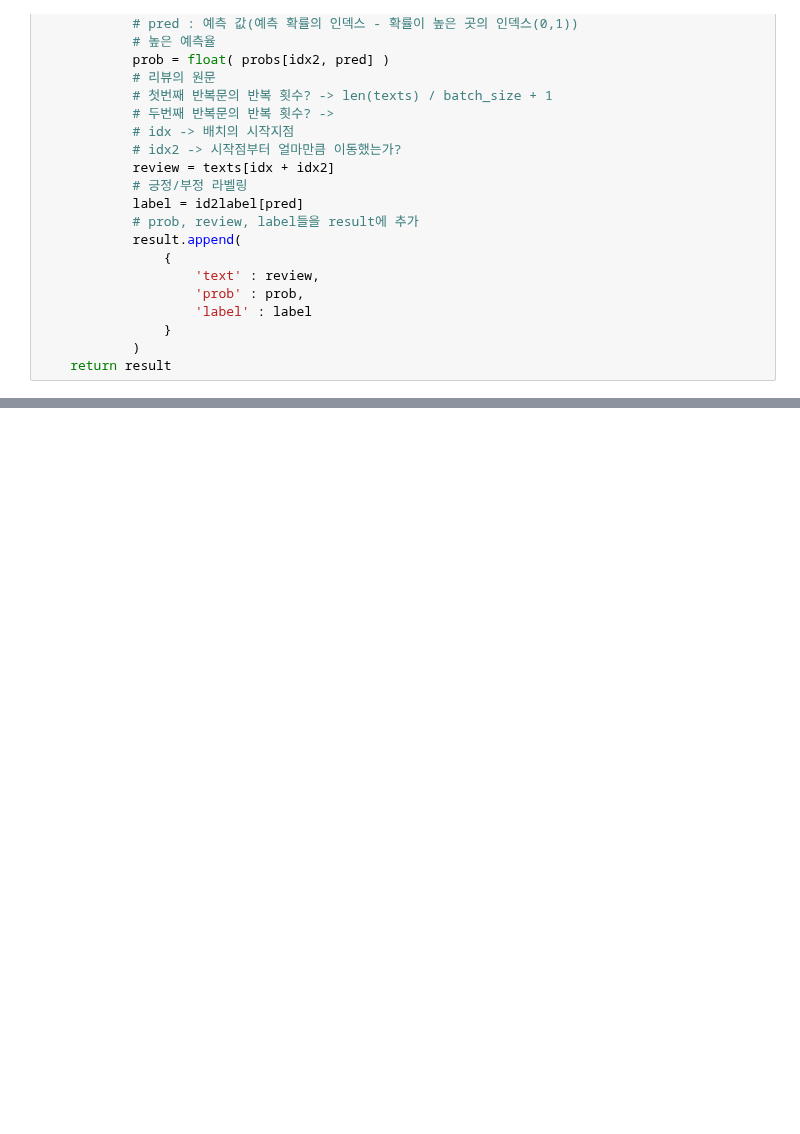
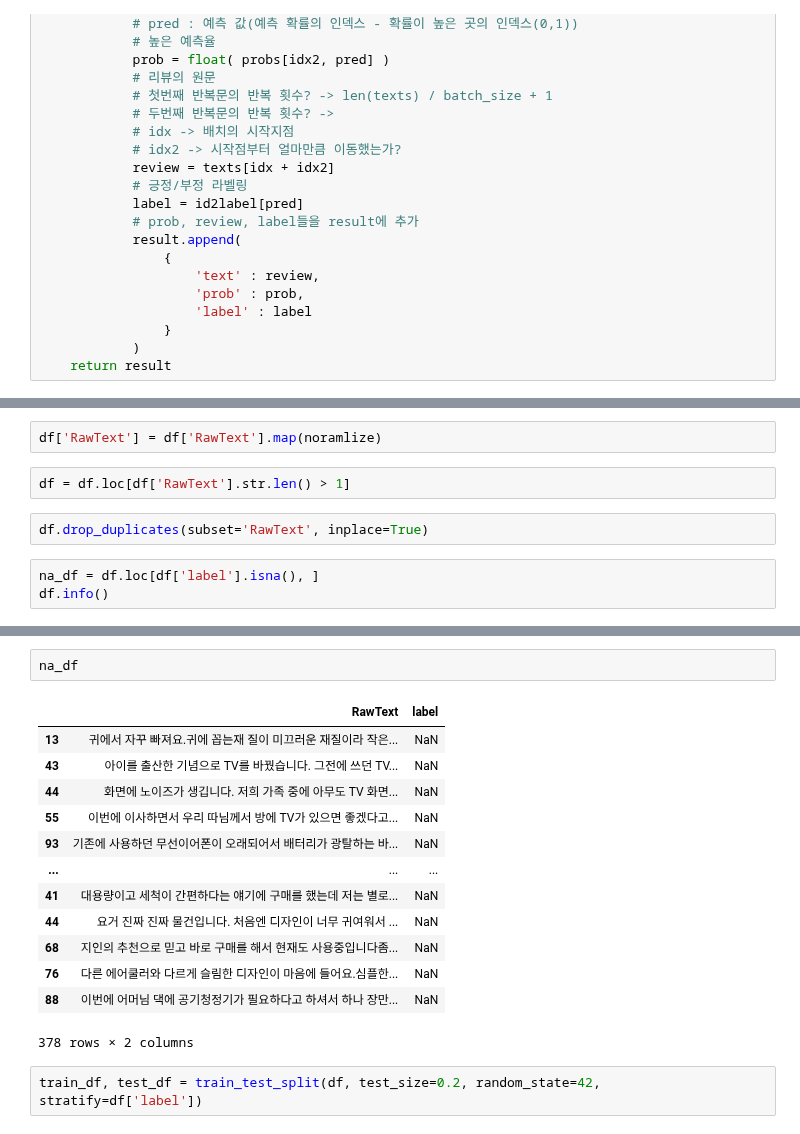
Before and after one commit to JungHyun7/multicam, a Jupyter notebook: 20251111/01_SBERT.ipynb, the cells around one changed output, grey strips where cells are left out. Drawn from its saved outputs; the diff is of its cells as text; blank space fills up the shorter version.

```diff
--- a/20251111/01_SBERT.ipynb
+++ b/20251111/01_SBERT.ipynb
@@ -350,0 +444,9 @@ out_data
+# %%
+df['RawText'] = df['RawText'].map(noramlize)
+# %%
+df = df.loc[df['RawText'].str.len() > 1]
+# %%
+df.drop_duplicates(subset='RawText', inplace=True)
+# %%
+na_df = df.loc[df['label'].isna(), ]
+df.info()
@@ -350,0 +501,18 @@ out_data
+# %%
+na_df
+# %% [output]
+|  | RawText | label |
+| 13 | 귀에서 자꾸 빠져요.귀에 꼽는재 질이 미끄러운 재질이라 작은... | NaN |
+| 43 | 아이를 출산한 기념으로 TV를 바꿨습니다. 그전에 쓰던 TV... | NaN |
+| 44 | 화면에 노이즈가 생깁니다. 저희 가족 중에 아무도 TV 화면... | NaN |
+| 55 | 이번에 이사하면서 우리 따님께서 방에 TV가 있으면 좋겠다고... | NaN |
+| 93 | 기존에 사용하던 무선이어폰이 오래되어서 배터리가 광탈하는 바... | NaN |
+| ... | ... | ... |
+| 41 | 대용량이고 세척이 간편하다는 얘기에 구매를 했는데 저는 별로... | NaN |
+| 44 | 요거 진짜 진짜 물건입니다. 처음엔 디자인이 너무 귀여워서 ... | NaN |
+| 68 | 지인의 추천으로 믿고 바로 구매를 해서 현재도 사용중입니다좀... | NaN |
+| 76 | 다른 에어쿨러와 다르게 슬림한 디자인이 마음에 들어요.심플한... | NaN |
+| 88 | 이번에 어머님 댁에 공기청정기가 필요하다고 하셔서 하나 장만... | NaN |
+378 rows × 2 columns
+# %%
+train_df, test_df = train_test_split(df, test_size=0.2, random_state=42, stratify=df['label'])
```
Also changed, not shown: parts of 25 cells of this notebook.
